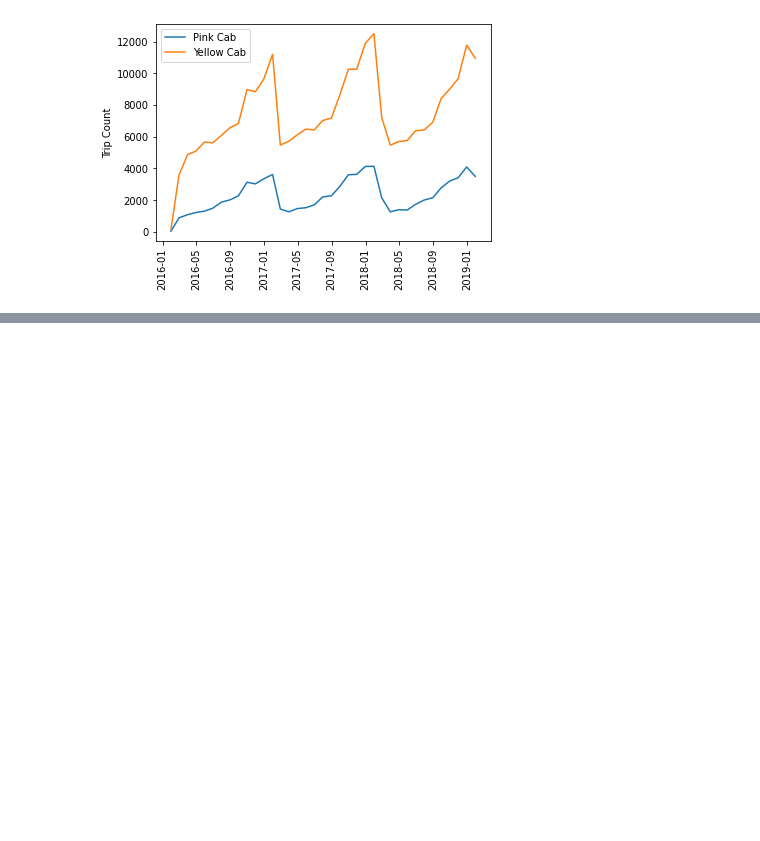
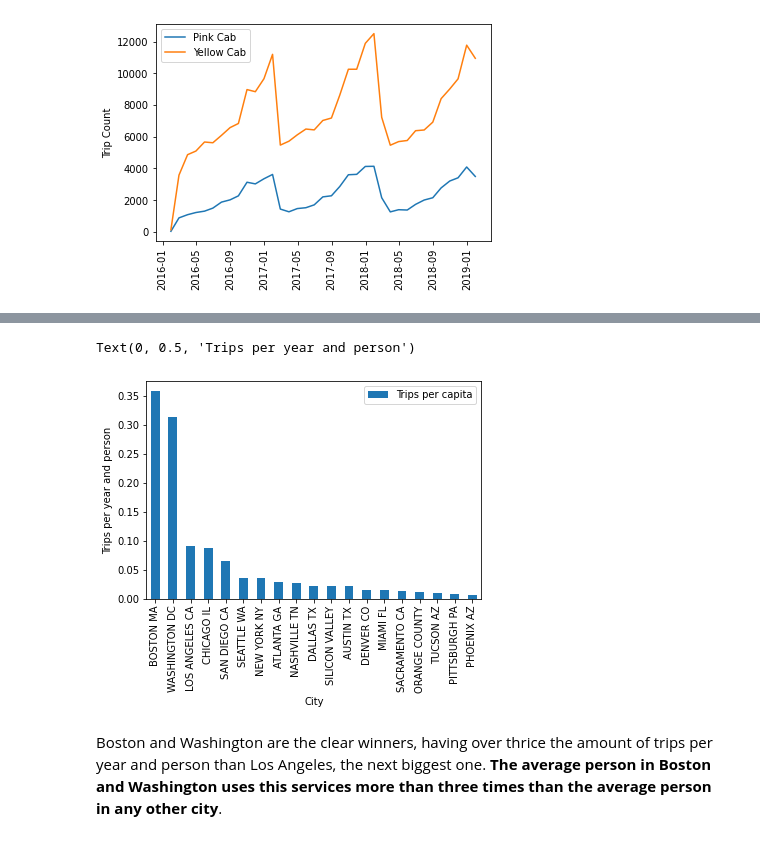
Before and after one commit to dme48/dataglacier-internship, a Jupyter notebook: Week 2/eda.ipynb, the cells around one changed output, grey strips where cells are left out. Drawn from its saved outputs; the diff is of its cells as text; code cells hidden in the pictures; blank space fills up the shorter version.

```diff
--- a/Week 2/eda.ipynb
+++ b/Week 2/eda.ipynb
@@ -386,0 +400,15 @@ master.groupby("Company").median().plot.bar(y="Profit")
+# %%
+transactions_by_city = pd.merge(master.groupby("City")["Age"].count().rename("trips").astype(int),
+                                master.groupby("City")["Population"].min(),
+                                on="City")
+factor = (master["Date of Travel"].max() - master["Date of Travel"].min()) / 365
+transactions_by_city["Trips per capita"] = factor * transactions_by_city.trips / transactions_by_city.Population
+transactions_by_city = transactions_by_city.sort_values(by="Trips per capita", ascending=False)
+
+transactions_by_city.plot.bar(y="Trips per capita")
+plt.ylabel("Trips per year and person")
+# %% [output]
+Text(0, 0.5, 'Trips per year and person')
+[figure, added]
+# %% [markdown]
+Boston and Washington are the clear winners, having over thrice the amount of trips per year and person than Los Angeles, the next biggest one. **The average person in Boston and Washington uses this services more than three times than the average person in any other city**.
```
Also changed, not shown: parts of 6 cells of this notebook.
